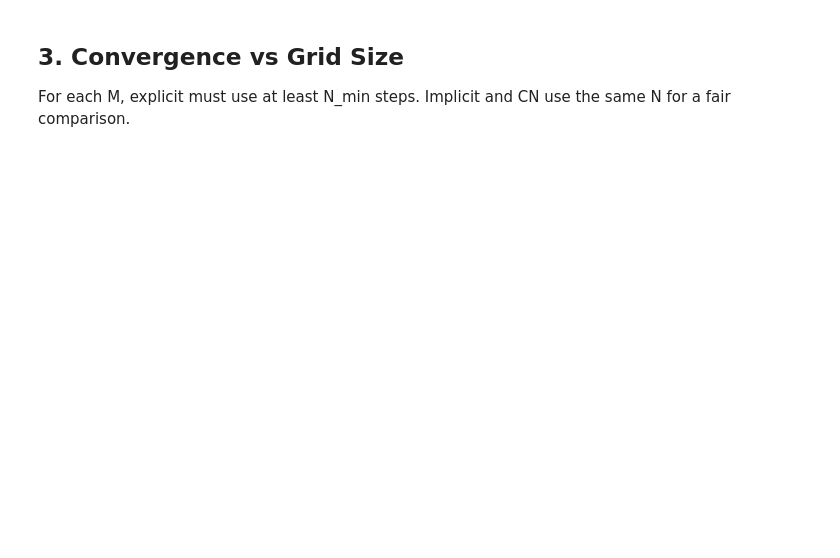
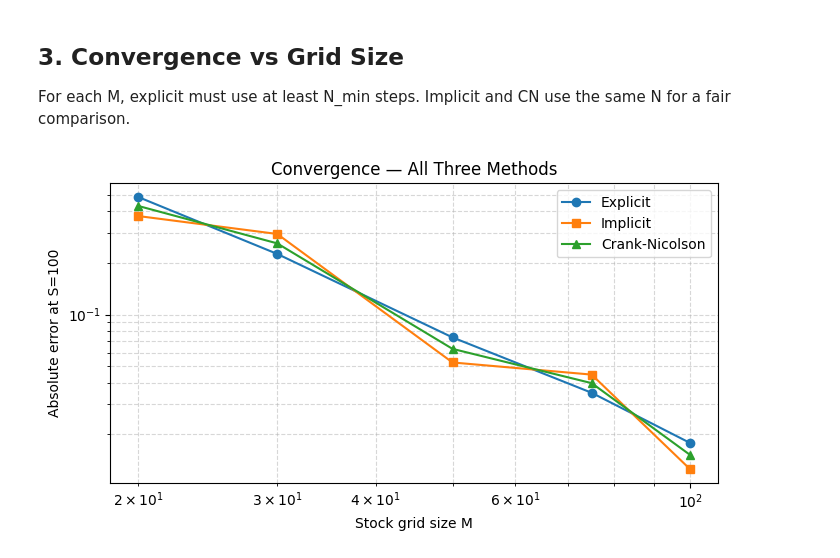
Before and after one commit to py2025/finite-difference, a Jupyter notebook: notebooks/05_european_explicit.ipynb, the cells around one changed output. Cells and saved outputs as stored; diff of their text form; code cells hidden in the pictures; blank space fills up the shorter version.

```diff
--- a/notebooks/05_european_explicit.ipynb
+++ b/notebooks/05_european_explicit.ipynb
@@ -90,24 +99,26 @@ For each M, explicit must use at least N_min steps. Implicit and CN use the same
 # %%
 grid_sizes = [20, 30, 50, 75, 100]
 err_exp, err_imp, err_cn = [], [], []
 
 for m in grid_sizes:
-    n = stability_limit(S_max, K, r, sigma, T, m)
+    n = stability_limit(T, r, sigma, m)
     Se, Ve = solve_explicit(S_max, K, r, sigma, T, M=m, N=n, option_type='call')
     Si, Vi = solve_implicit(S_max, K, r, sigma, T, M=m, N=n, option_type='call')
     Sc, Vc = solve_crank_nicolson(S_max, K, r, sigma, T, M=m, N=n, option_type='call')
     err_exp.append(abs(np.interp(S0, Se, Ve) - exact))
     err_imp.append(abs(np.interp(S0, Si, Vi) - exact))
     err_cn.append(abs(np.interp(S0, Sc, Vc) - exact))
 
 plt.figure(figsize=(7, 4))
 plt.loglog(grid_sizes, err_exp, 'o-', label='Explicit')
 plt.loglog(grid_sizes, err_imp, 's-', label='Implicit')
 plt.loglog(grid_sizes, err_cn,  '^-', label='Crank-Nicolson')
 plt.xlabel('Stock grid size M')
 plt.ylabel('Absolute error at S=100')
 plt.title('Convergence — All Three Methods')
 plt.legend()
 plt.grid(True, which='both', ls='--', alpha=0.5)
 plt.tight_layout()
 plt.show()
+# %% [output]
+[figure, added]
```
Also changed, not shown: parts of 4 cells of this notebook, 4 other files.
